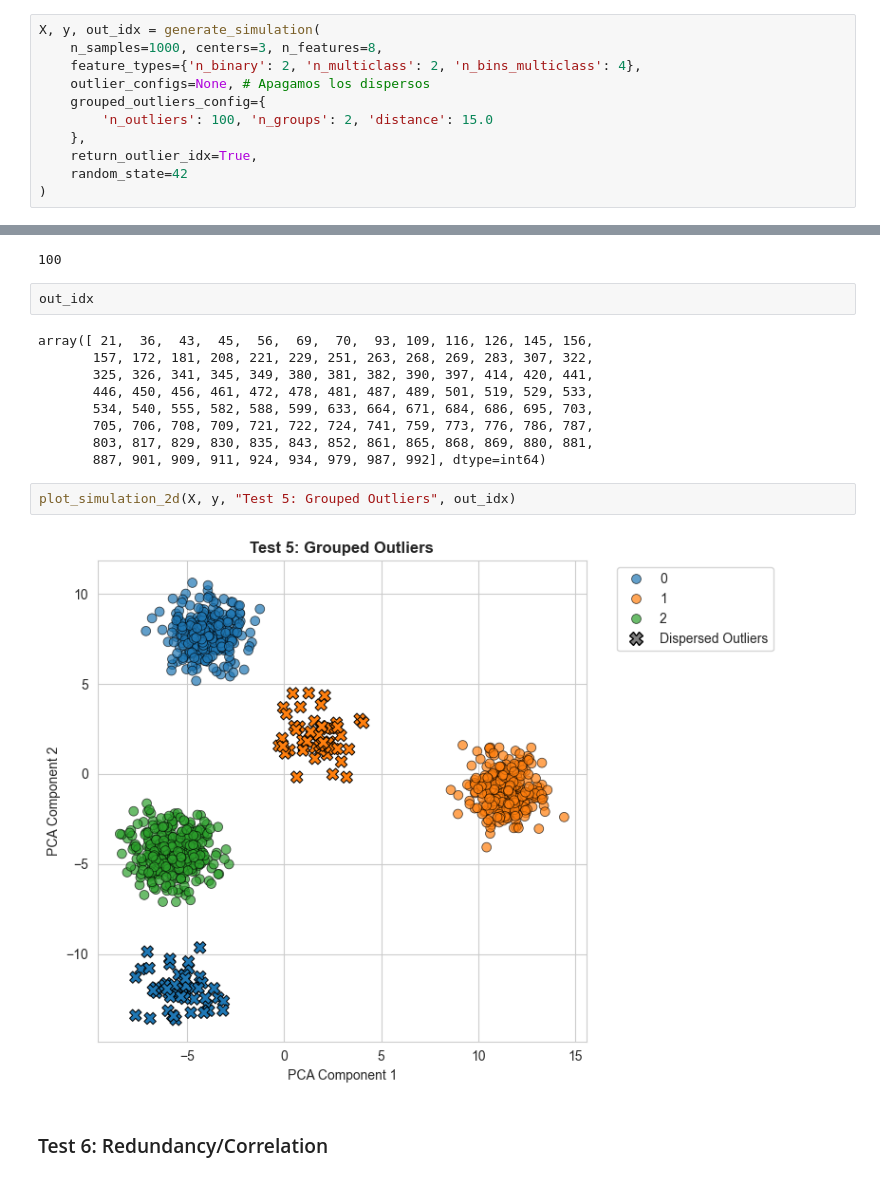
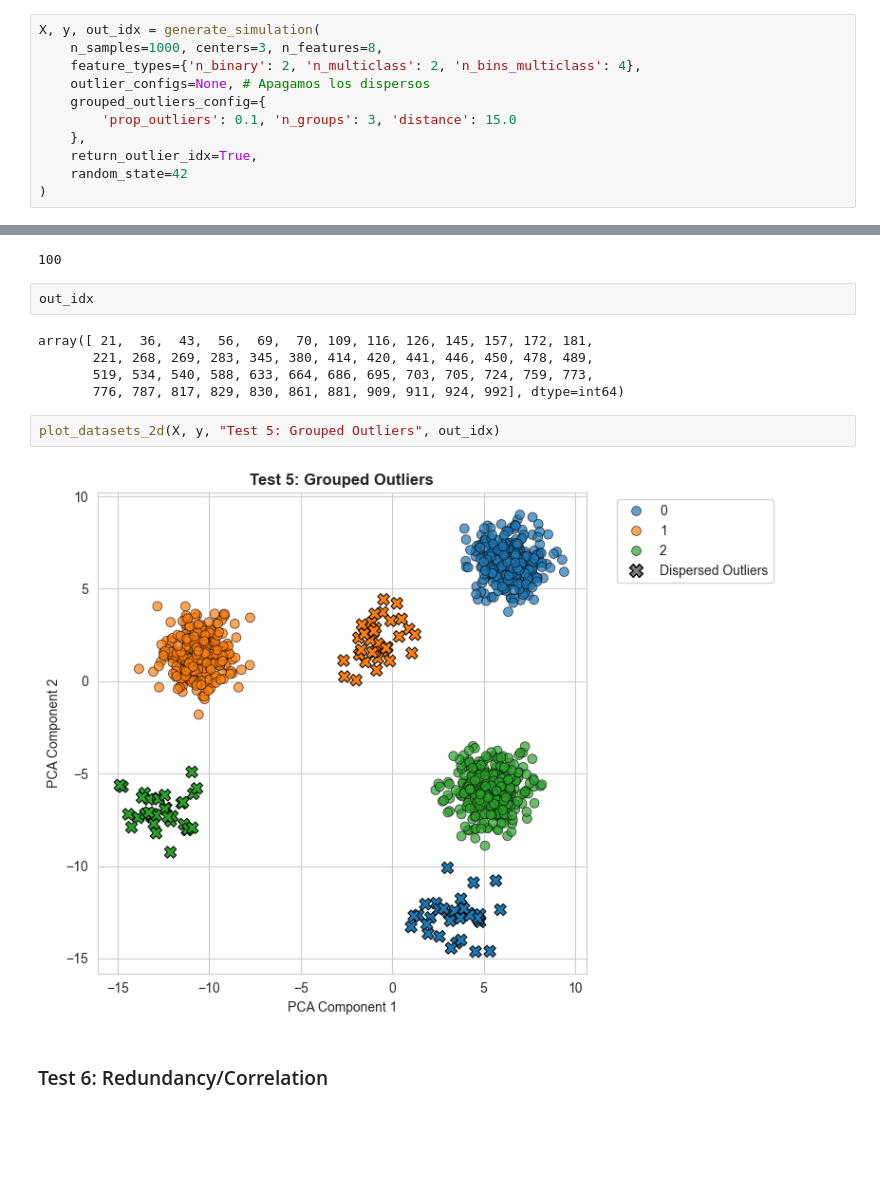
Before and after one commit to FabioScielzoOrtiz/db-robust-clust-paper-code, a Jupyter notebook: src/notebooks/data_exploration/generate_simulation_exploration.ipynb, the cells around one changed output, grey strips where cells are left out. Drawn from its saved outputs; the diff is of its cells as text; blank space fills up the shorter version.

```diff
--- a/src/notebooks/data_exploration/generate_simulation_exploration.ipynb
+++ b/src/notebooks/data_exploration/generate_simulation_exploration.ipynb
@@ -271,7 +260,7 @@ X, y, out_idx = generate_simulation(
     feature_types={'n_binary': 2, 'n_multiclass': 2, 'n_bins_multiclass': 4},
     outlier_configs=None, # Apagamos los dispersos
     grouped_outliers_config={
-        'n_outliers': 100, 'n_groups': 2, 'distance': 15.0
+        'prop_outliers': 0.1, 'n_groups': 3, 'distance': 15.0
     },
     return_outlier_idx=True,
     random_state=42
@@ -283,18 +272,14 @@ len(out_idx)
 # %%
 out_idx
 # %% [output]
-array([ 21,  36,  43,  45,  56,  69,  70,  93, 109, 116, 126, 145, 156,
-       157, 172, 181, 208, 221, 229, 251, 263, 268, 269, 283, 307, 322,
-       325, 326, 341, 345, 349, 380, 381, 382, 390, 397, 414, 420, 441,
-       446, 450, 456, 461, 472, 478, 481, 487, 489, 501, 519, 529, 533,
-       534, 540, 555, 582, 588, 599, 633, 664, 671, 684, 686, 695, 703,
-       705, 706, 708, 709, 721, 722, 724, 741, 759, 773, 776, 786, 787,
-       803, 817, 829, 830, 835, 843, 852, 861, 865, 868, 869, 880, 881,
-       887, 901, 909, 911, 924, 934, 979, 987, 992], dtype=int64)
+array([ 21,  36,  43,  56,  69,  70, 109, 116, 126, 145, 157, 172, 181,
+       221, 268, 269, 283, 345, 380, 414, 420, 441, 446, 450, 478, 489,
+       519, 534, 540, 588, 633, 664, 686, 695, 703, 705, 724, 759, 773,
+       776, 787, 817, 829, 830, 861, 881, 909, 911, 924, 992], dtype=int64)
 # %%
-plot_simulation_2d(X, y, "Test 5: Grouped Outliers", out_idx)
+plot_datasets_2d(X, y, "Test 5: Grouped Outliers", out_idx)
 # %% [output]
-[figure, old version]
+[figure, new version]
 # %% [markdown]
 ### Test 6: Redundancy/Correlation
 # %%
```
Also changed, not shown: parts of 20 cells of this notebook, 22 other files.
